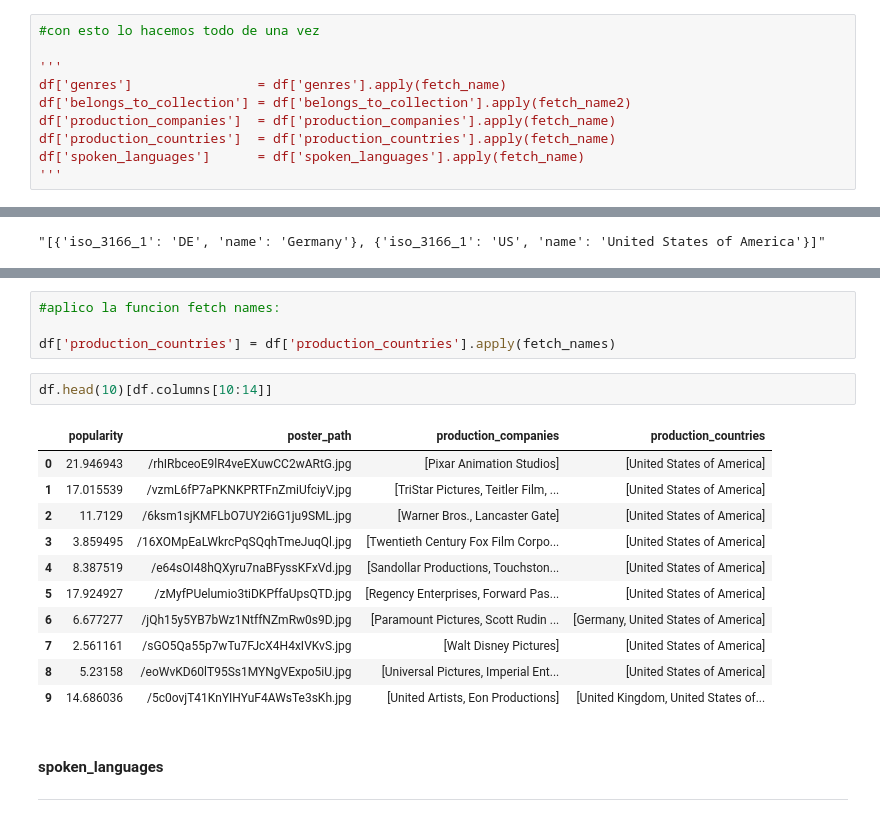
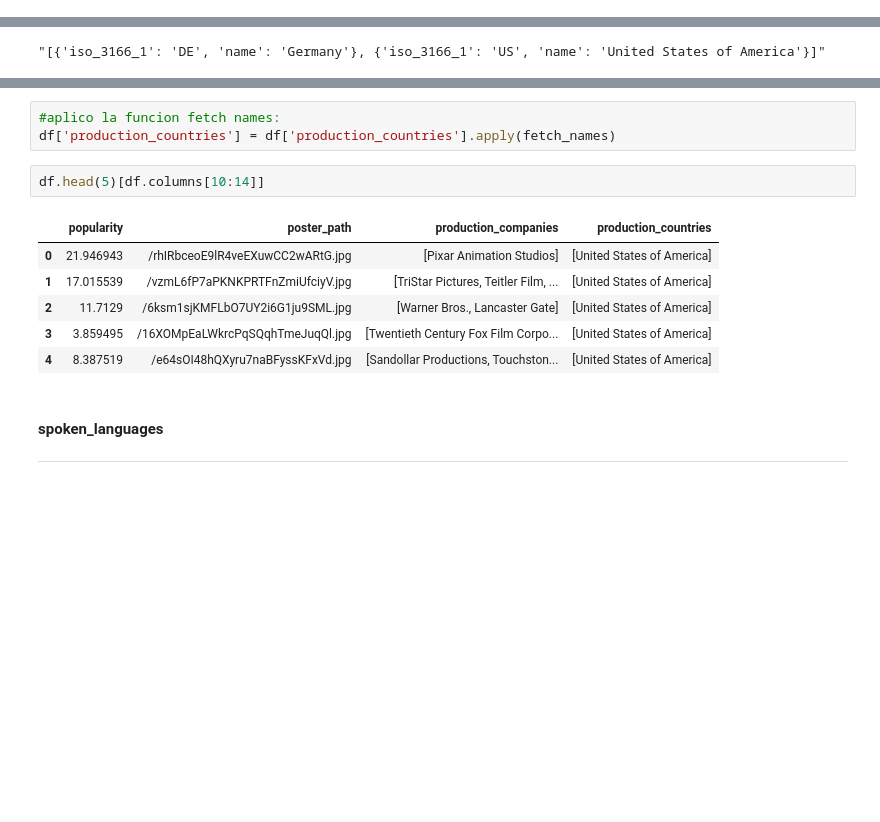
Before and after one commit to paupallares/PI_ML_OPS, a Jupyter notebook: ETL-Transformaciones.ipynb, the cells around one changed output, grey strips where cells are left out. Saved outputs shown, nothing was run; the diff lists cells and outputs as text; blank space fills up the shorter version.

```diff
--- a/ETL-Transformaciones.ipynb
+++ b/ETL-Transformaciones.ipynb
@@ -100,10 +104,0 @@ df['belongs_to_collection'] = df['belongs_to_collection'].apply(fetch_name2)
-# %%
-#con esto lo hacemos todo de una vez
-
-'''
-df['genres']                = df['genres'].apply(fetch_name)
-df['belongs_to_collection'] = df['belongs_to_collection'].apply(fetch_name2)
-df['production_companies']  = df['production_companies'].apply(fetch_name)
-df['production_countries']  = df['production_countries'].apply(fetch_name)
-df['spoken_languages']      = df['spoken_languages'].apply(fetch_name)
-'''
@@ -226,21 +171,15 @@ Name: production_countries, dtype: object
 # %%
 #aplico la funcion fetch names:
-
 df['production_countries'] = df['production_countries'].apply(fetch_names)
 # %%
-df.head(10)[df.columns[10:14]]
+df.head(5)[df.columns[10:14]]
 # %% [output]
 |  | popularity | poster_path | production_companies | production_countries |
 | 0 | 21.946943 | /rhIRbceoE9lR4veEXuwCC2wARtG.jpg | [Pixar Animation Studios] | [United States of America] |
 | 1 | 17.015539 | /vzmL6fP7aPKNKPRTFnZmiUfciyV.jpg | [TriStar Pictures, Teitler Film, ... | [United States of America] |
 | 2 | 11.7129 | /6ksm1sjKMFLbO7UY2i6G1ju9SML.jpg | [Warner Bros., Lancaster Gate] | [United States of America] |
 | 3 | 3.859495 | /16XOMpEaLWkrcPqSQqhTmeJuqQl.jpg | [Twentieth Century Fox Film Corpo... | [United States of America] |
 | 4 | 8.387519 | /e64sOI48hQXyru7naBFyssKFxVd.jpg | [Sandollar Productions, Touchston... | [United States of America] |
-| 5 | 17.924927 | /zMyfPUelumio3tiDKPffaUpsQTD.jpg | [Regency Enterprises, Forward Pas... | [United States of America] |
-| 6 | 6.677277 | /jQh15y5YB7bWz1NtffNZmRw0s9D.jpg | [Paramount Pictures, Scott Rudin ... | [Germany, United States of America] |
-| 7 | 2.561161 | /sGO5Qa55p7wTu7FJcX4H4xIVKvS.jpg | [Walt Disney Pictures] | [United States of America] |
-| 8 | 5.23158 | /eoWvKD60lT95Ss1MYNgVExpo5iU.jpg | [Universal Pictures, Imperial Ent... | [United States of America] |
-| 9 | 14.686036 | /5c0ovjT41KnYIHYuF4AWsTe3sKh.jpg | [United Artists, Eon Productions] | [United Kingdom, United States of... |
 # %% [markdown]
 #### spoken_languages
 ___
```
Also changed, not shown: parts of 46 cells of this notebook, 6 other files.
